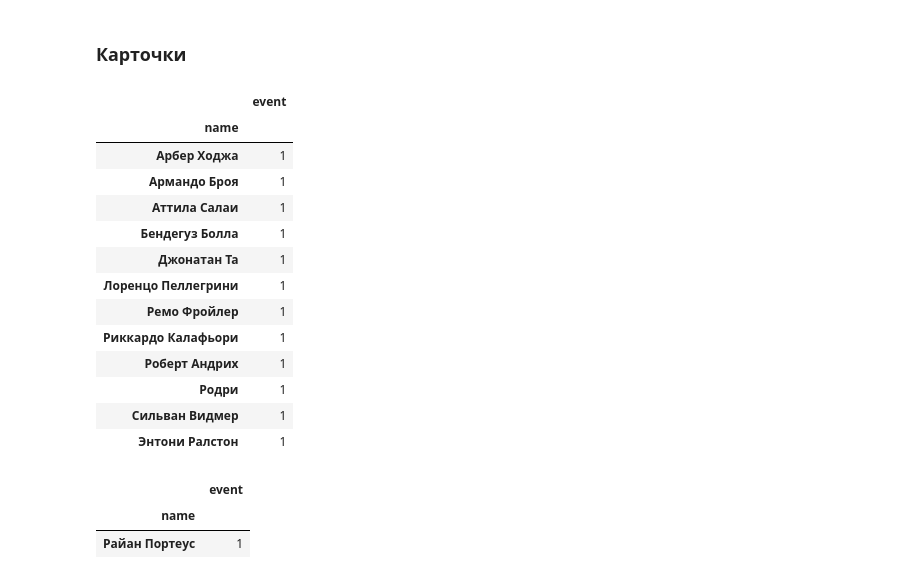
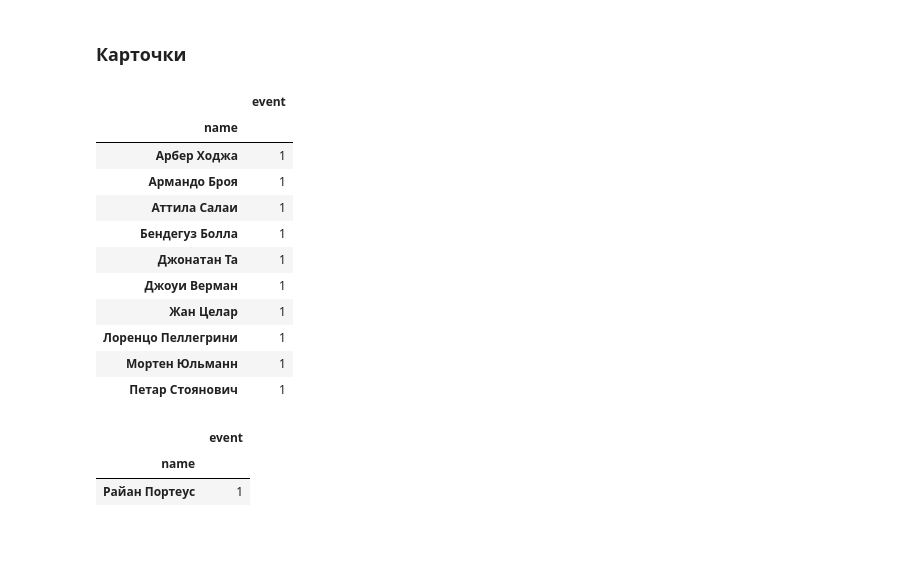
Before and after one commit to elp87/Euro-2024, a Jupyter notebook: euro.ipynb, the cells around one changed output. Drawn from its saved outputs; the diff is of its cells as text; code cells hidden in the pictures; blank space fills up the shorter version.

```diff
--- a/euro.ipynb
+++ b/euro.ipynb
@@ -261,21 +327,19 @@ assisters.pivot_table(index='name', values='event', aggfunc='count')
 ### Карточки
 # %%
 yellows = events_df[events_df['event']=='желтая карточка']
-yellows.pivot_table(index='name', values='event', aggfunc='count')
+yellows.pivot_table(index='name', values='event', aggfunc='count').sort_values(by='event',ascending=False).head(10)
 # %% [output]
 |  | event |
 | name |  |
 | Арбер Ходжа | 1 |
 | Армандо Броя | 1 |
 | Аттила Салаи | 1 |
 | Бендегуз Болла | 1 |
 | Джонатан Та | 1 |
+| Джоуи Верман | 1 |
+| Жан Целар | 1 |
 | Лоренцо Пеллегрини | 1 |
-| Ремо Фройлер | 1 |
-| Риккардо Калафьори | 1 |
-| Роберт Андрих | 1 |
-| Родри | 1 |
-| Сильван Видмер | 1 |
-| Энтони Ралстон | 1 |
+| Мортен Юльманн | 1 |
+| Петар Стоянович | 1 |
 # %%
 reds = events_df[events_df['event']=='красная карточка']
```
Also changed, not shown: parts of 22 cells of this notebook, 4 other files.
